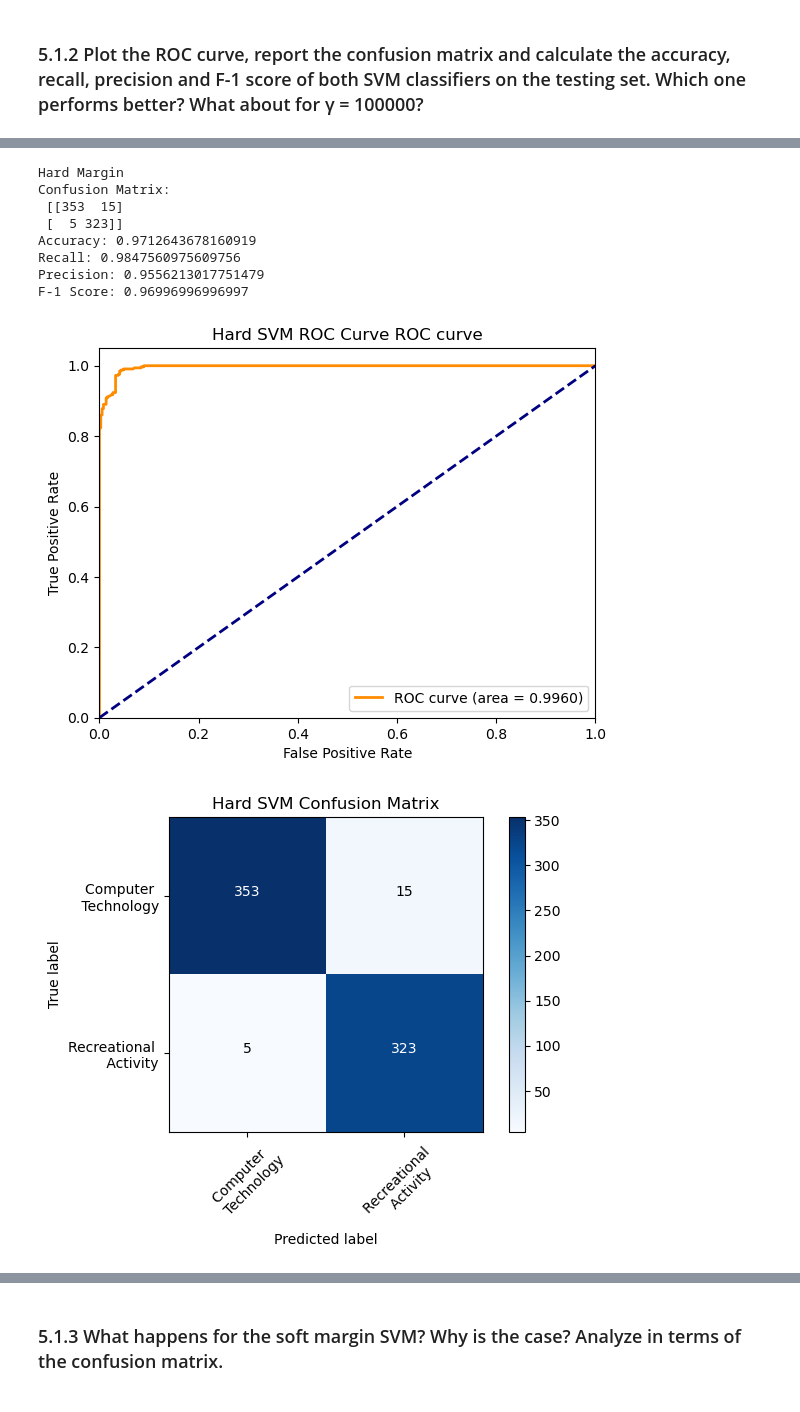
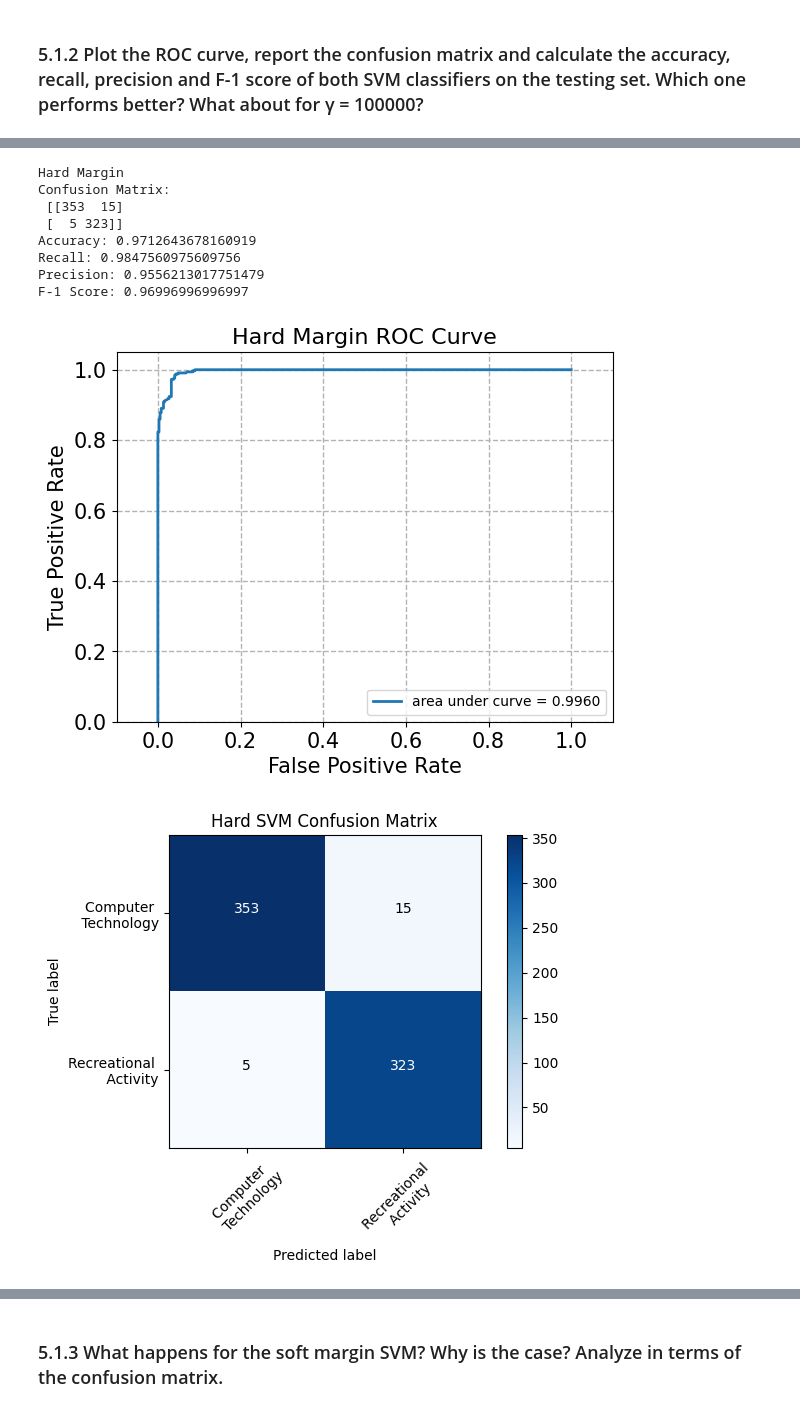
Before and after one commit to shairaalam19/ece219-winter2024, a Jupyter notebook: Project 1/Project1.ipynb, the cells around one changed output, grey strips where cells are left out. Drawn from its saved outputs; the diff is of its cells as text; code cells hidden in the pictures.

```diff
--- a/Project 1/Project1.ipynb
+++ b/Project 1/Project1.ipynb
@@ -383,8 +383,7 @@ def plot_roc_curve(y_test,decision_function,name=""):
 # %%
 # NOT VALIDATED
 # ROC curve
-
-def plot_roc(fpr, tpr):
+def plot_roc(fpr, tpr, title="ROC Curve"):
     fig, ax = plt.subplots()
 
     roc_auc = auc(fpr,tpr)
@@ -399,11 +398,12 @@ def plot_roc(fpr, tpr):
     ax.set_ylabel('True Positive Rate',fontsize=15)
 
     ax.legend(loc="lower right")
+    ax.set_title(title, fontsize=16)
 
     for label in ax.get_xticklabels()+ax.get_yticklabels():
         label.set_fontsize(15)
 
-def fit_predict_and_plot_roc(pipe, train_data, train_label, test_data, test_label):
+def fit_predict_and_plot_roc(pipe, train_data, train_label, test_data, test_label, title="ROC Curve"):
     pipe.fit(train_data, train_label)
     # pipeline1.predict(twenty_test.data)
 
@@ -414,11 +414,4 @@ def fit_predict_and_plot_roc(pipe, train_data, train_label, test_data, test_labe
         prob_score = pipe.predict_proba(test_data)
         fpr, tpr, _ = roc_curve(test_label, prob_score[:,1])
 
-    plot_roc(fpr, tpr)
-#     return pipe
-
-
-hard_m = SVC(C=1000, kernel='linear', random_state=42)
-soft_m = SVC(C=0.0001, kernel='linear', random_state=42)
-fit_predict_and_plot_roc(hard_m, X_train_lsi, Y_train, X_test_lsi, Y_test)
-fit_predict_and_plot_roc(soft_m, X_train_lsi, Y_train, X_test_lsi, Y_test)
+    plot_roc(fpr, tpr, title)
@@ -428,34 +418,38 @@ fit_predict_and_plot_roc(soft_m, X_train_lsi, Y_train, X_test_lsi, Y_test)
 # %%
-# Hard Margin Confusion Matrix
+# Hard Margin
 print("Hard Margin")
-plot_roc_curve(Y_test,hard_margin.decision_function(X_test_lsi),name="Hard SVM ROC Curve") # Hard SVM ROC curve
 
+# ROC Curve
+hard_m = SVC(C=1000, kernel='linear', random_state=42)
+fit_predict_and_plot_roc(hard_m, X_train_lsi, Y_train, X_test_lsi, Y_test, "Hard Margin ROC Curve")
+
+# Confusion Matrix
 print('Confusion Matrix:\n', confusion_matrix(Y_test, Y_test_pred_hard))
 class_names = ['Computer \n Technology', 'Recreational \n Activity']
-
 hard_cm = confusion_matrix(Y_test, Y_test_pred_hard)
 plt.figure(); plot_confusion_matrix(hard_cm, classes=class_names, title='Hard SVM Confusion Matrix')
 
+# Calculations
 print('Accuracy:', accuracy_score(Y_test, Y_test_pred_hard))
 print('Recall:', recall_score(Y_test, Y_test_pred_hard))
 print('Precision:', precision_score(Y_test, Y_test_pred_hard))
 print('F-1 Score:', f1_score(Y_test, Y_test_pred_hard))
 
 # γ = 100000
 hard_margin = SVC(C=100000, kernel='linear', random_state=42)
 
 hard_margin = hard_margin.fit(X_train_lsi, Y_train)
 
 Y_test_pred_hard = hard_margin.predict(X_test_lsi)
 # %% [output]
 Hard Margin
 Confusion Matrix:
  [[353  15]
  [  5 323]]
 Accuracy: 0.9712643678160919
 Recall: 0.9847560975609756
 Precision: 0.9556213017751479
 F-1 Score: 0.96996996996997
-[figure, old version]
+[figure, new version]
-[figure, old version]
+[figure, new version]
 # %%
```
Also changed, not shown: parts of 5 cells of this notebook.
